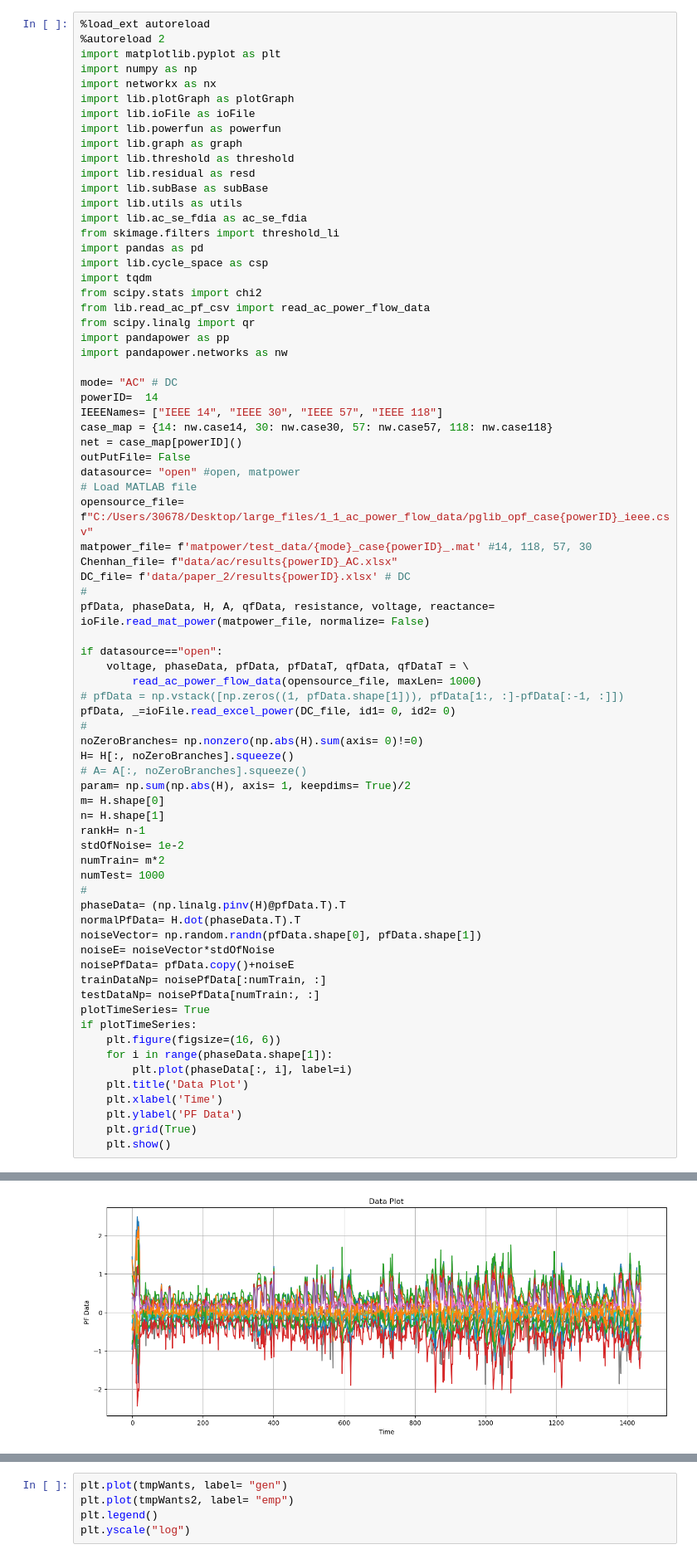
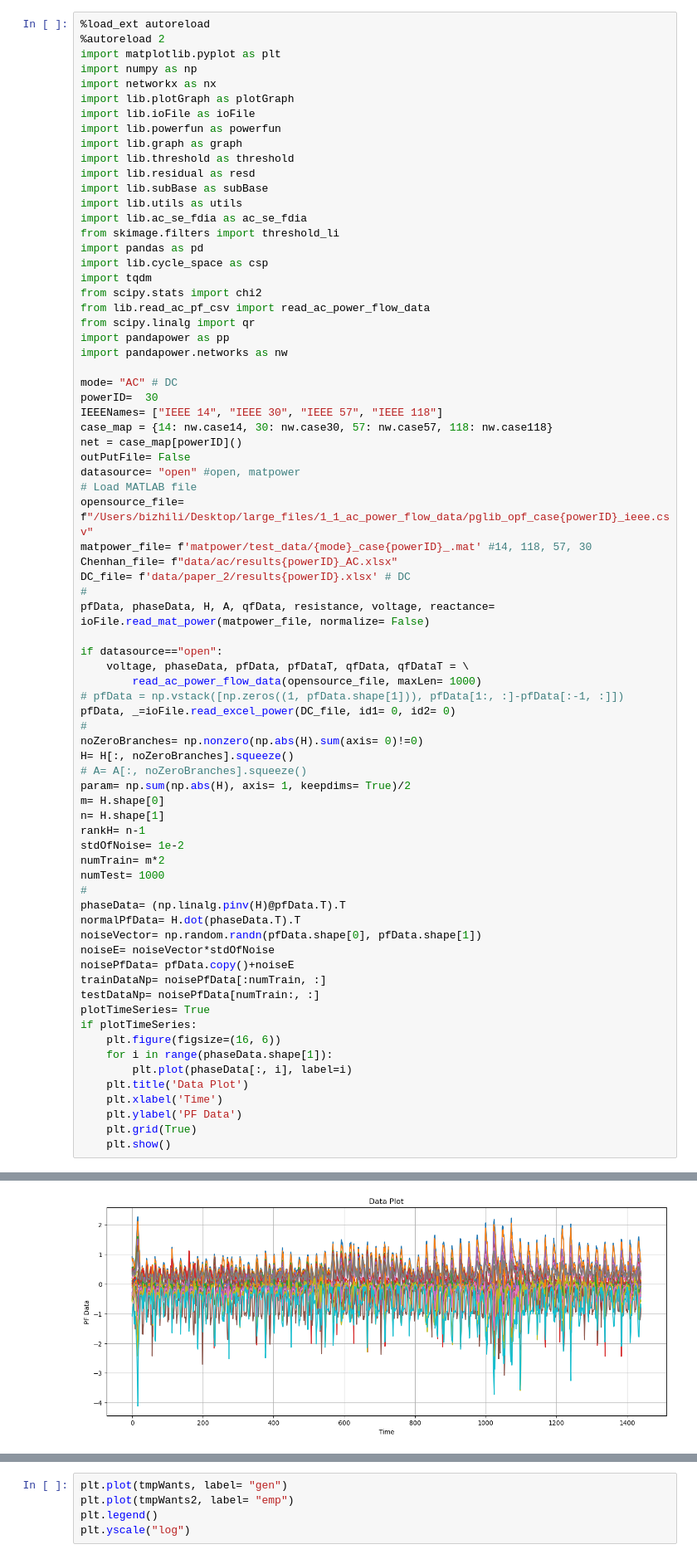
Before and after one commit to bizhili/power_grid_security, a Jupyter notebook: simple_encoder_X2MPNew.ipynb, the cells around one changed output, grey strips where cells are left out. Shown at 83% size. Saved outputs shown, nothing was run; the diff lists cells and outputs as text.

```diff
--- a/simple_encoder_X2MPNew.ipynb
+++ b/simple_encoder_X2MPNew.ipynb
@@ -24,14 +24,14 @@ import pandapower as pp
 import pandapower.networks as nw
 
 mode= "AC" # DC
-powerID=  14
+powerID=  30
 IEEENames= ["IEEE 14", "IEEE 30", "IEEE 57", "IEEE 118"]
 case_map = {14: nw.case14, 30: nw.case30, 57: nw.case57, 118: nw.case118}
 net = case_map[powerID]()
 outPutFile= False
 datasource= "open" #open, matpower
 # Load MATLAB file
-opensource_file= f"C:/Users/30678/Desktop/large_files/1_1_ac_power_flow_data/pglib_opf_case{powerID}_ieee.csv"
+opensource_file= f"/Users/bizhili/Desktop/large_files/1_1_ac_power_flow_data/pglib_opf_case{powerID}_ieee.csv"
 matpower_file= f'matpower/test_data/{mode}_case{powerID}_.mat' #14, 118, 57, 30
 Chenhan_file= f"data/ac/results{powerID}_AC.xlsx"
 DC_file= f'data/paper_2/results{powerID}.xlsx' # DC
@@ -77,4 +76,4 @@ Error: The file 'C:/Users/30678/Desktop/large_files/1_1_ac_power_flow_data/pglib
-[figure, old version]
+[figure, new version]
 # %%
 import numpy as np
 from sklearn.preprocessing import StandardScaler
```
Also changed, not shown: parts of 3 cells of this notebook, 15 other files.
